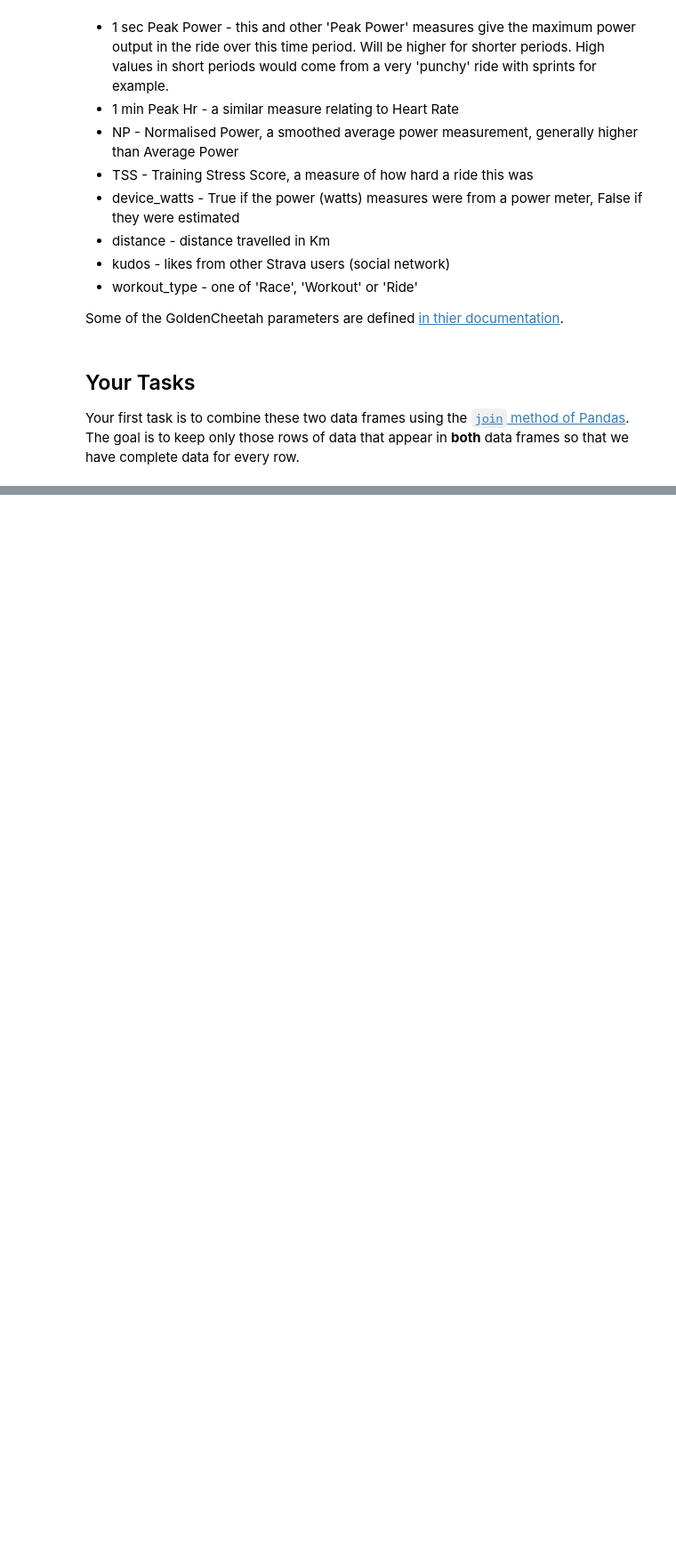
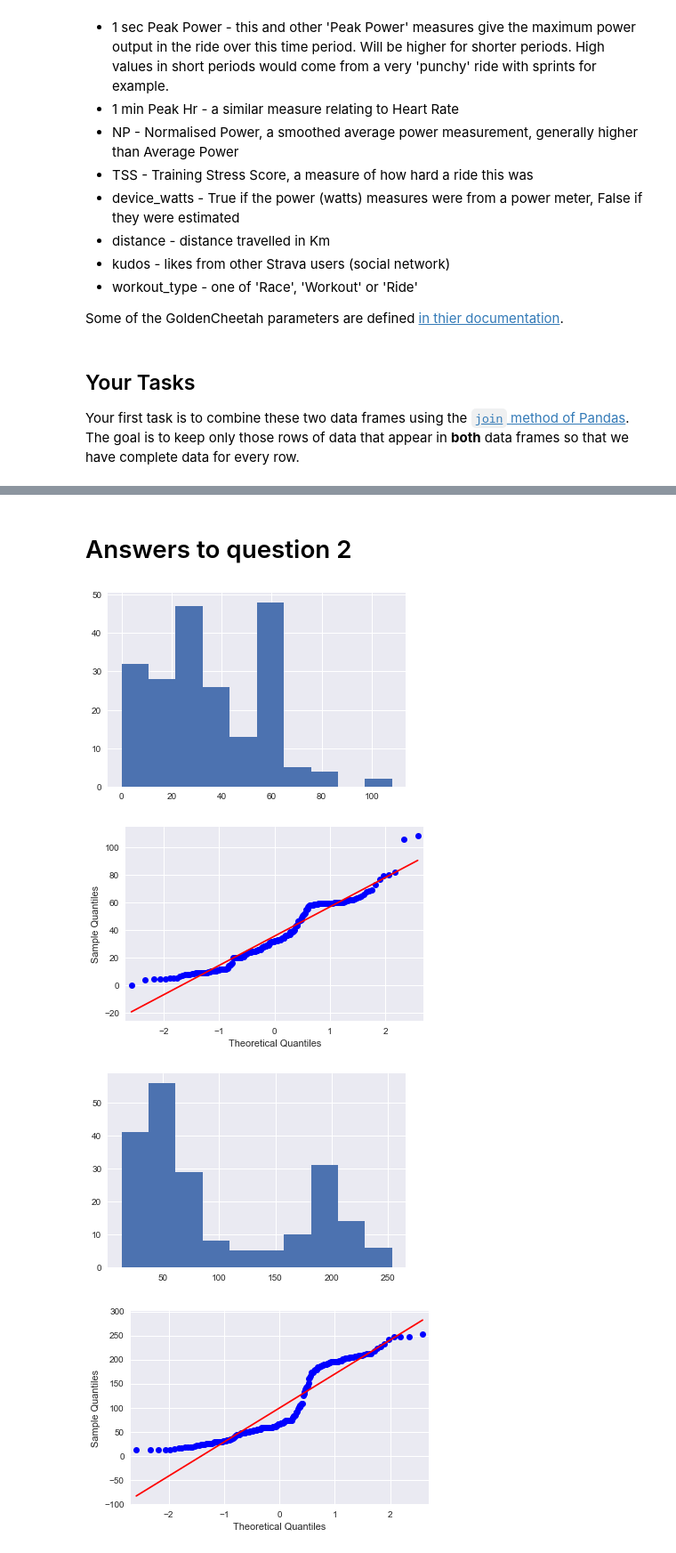
Before and after one commit to HowardXUuts/portfolio-2019-master, a Jupyter notebook: Portfolio 1.ipynb, the cells around one changed output, grey strips where cells are left out. Shown at 89% size. Cells and saved outputs as stored; diff of their text form; code cells hidden in the pictures; blank space fills up the shorter version.

```diff
--- a/Portfolio 1.ipynb
+++ b/Portfolio 1.ipynb
@@ -147,0 +109,6 @@ df_contactrm
+# %%
+# 1.1 ----- device_watts is False
+join_cyc_list= strava.join(cheetah, how ='inner')
+
+datajoin=join_cyc_list[join_cyc_list['device_watts'] == True]
+#join_cyc_list[join_cyc_list['device_watts'] != 'False']
@@ -166,3 +146,31 @@ df_contactrm
 * What leads to more `kudos`? Is there anything to indicate which rides are more popular? Explore the relationship between the main variables and kudos. Show a plot and comment on any relationship you observe.
 
 __Note:__ once you have completed these steps you can remove this cell.  Use the text as a starting point for the documentation of your workflow and discussion of results.
+# %% [markdown]
+# Answers to question 2
+# %%
+# distribution of some key variables: time, distance, average speed, average power
+import numpy as np
+from numpy.random import seed
+from scipy import stats
+import matplotlib.pyplot as plt
+from statsmodels.graphics.gofplots import qqplot
+distance1 = datajoin['distance']
+seed(100)
+plt.hist(distance1)
+#qq plot
+qqplot(distance1, line='s')
+plt.show()
+#===================================================
+#check normal distribution of elapsed_time
+elapsed_time1 = datajoin['elapsed_time']
+seed(100)
+plt.hist(elapsed_time1)
+#qqplot
+qqplot(elapsed_time1, line='s')
+plt.show()
+# %% [output]
+[figure, added]
+[figure, added]
+[figure, added]
+[figure, added]
```
Also changed, not shown: parts of 37 cells of this notebook.
